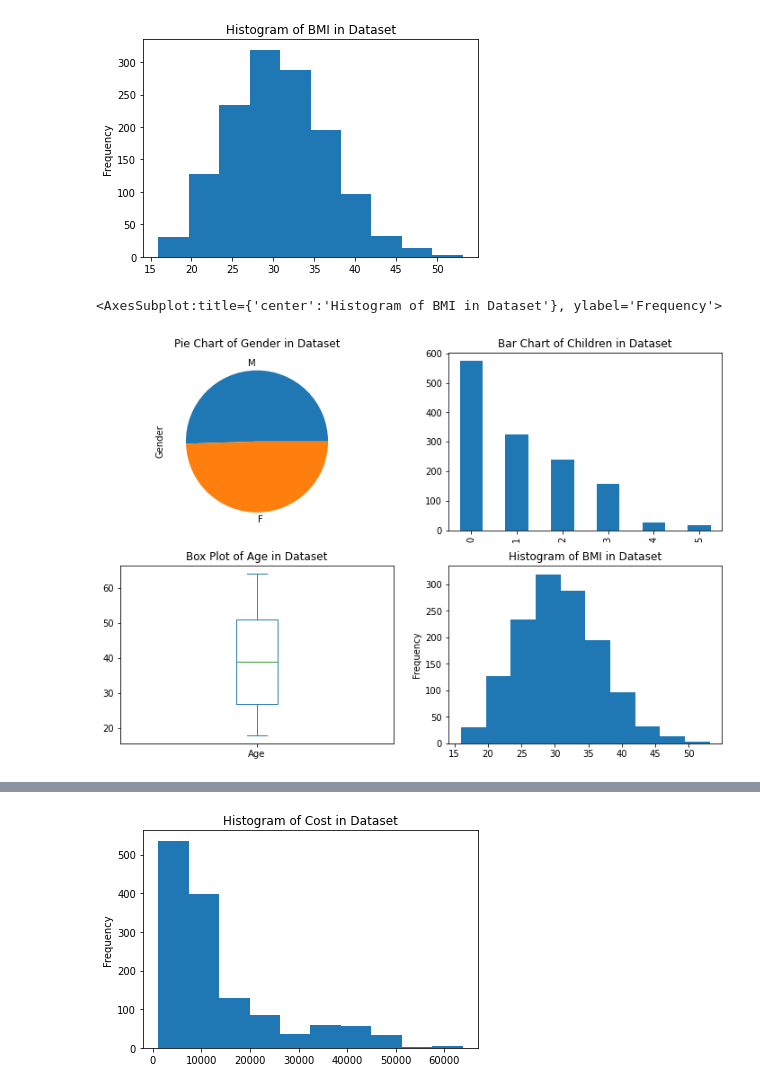
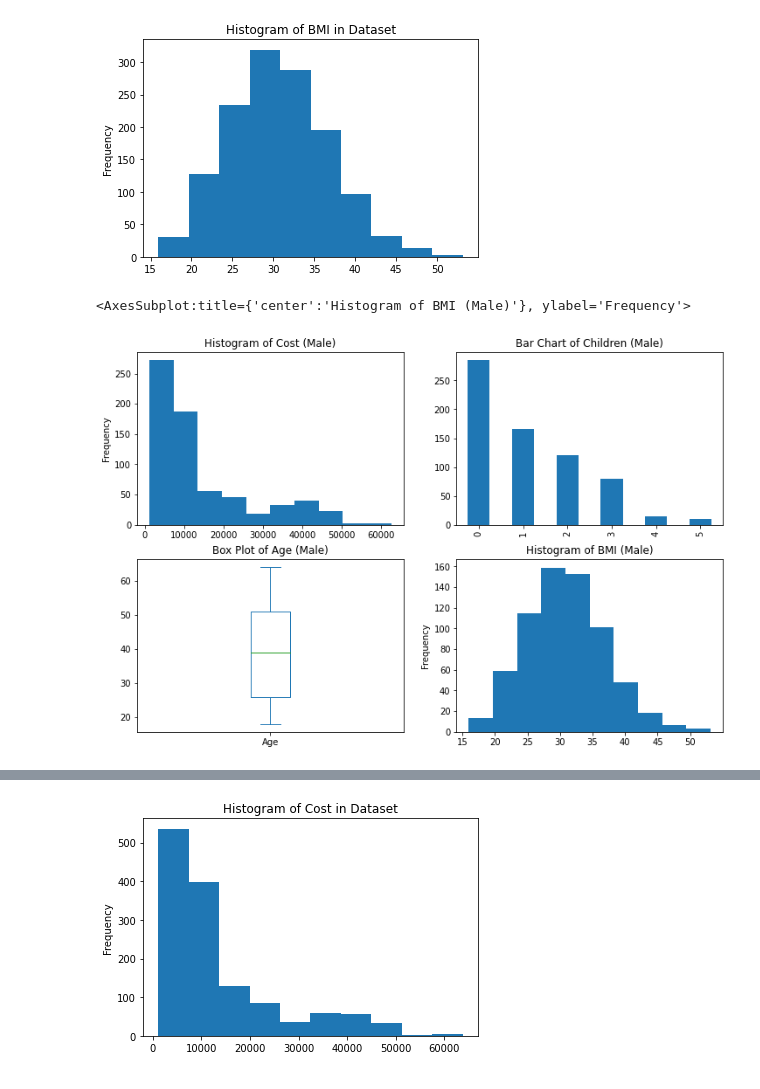
Before and after one commit to cwperks/ALY6150, a Jupyter notebook: cwperx/week4/ALY6150_Craig_Perkins_Week4_Assignment.ipynb, the cells around one changed output, grey strips where cells are left out. Saved outputs shown, nothing was run; the diff lists cells and outputs as text; code cells hidden in the pictures.

```diff
--- a/cwperx/week4/ALY6150_Craig_Perkins_Week4_Assignment.ipynb
+++ b/cwperx/week4/ALY6150_Craig_Perkins_Week4_Assignment.ipynb
@@ -52,12 +74,12 @@ plot4 = df["BMI"].plot(kind="hist", title="Histogram of BMI in Dataset")
 # %%
 import matplotlib.pyplot as plt
 
 fig, axs = plt.subplots(2, 2, figsize=(12, 8))
 
-df["Gender"].value_counts().plot(kind='pie', title="Pie Chart of Gender in Dataset", ax=axs[0,0])
-df["Children"].value_counts().plot(kind='bar', title="Bar Chart of Children in Dataset", ax=axs[0, 1])
-df["Age"].plot(kind="box", title="Box Plot of Age in Dataset", ax=axs[1, 0])
-df["BMI"].plot(kind="hist", title="Histogram of BMI in Dataset", ax=axs[1, 1])
+df[df["Gender"] == "M"]["Cost"].plot(kind='hist', title="Histogram of Cost (Male)", ax=axs[0,0])
+df[df["Gender"] == "M"]["Children"].value_counts().plot(kind='bar', title="Bar Chart of Children (Male)", ax=axs[0, 1])
+df[df["Gender"] == "M"]["Age"].plot(kind="box", title="Box Plot of Age (Male)", ax=axs[1, 0])
+df[df["Gender"] == "M"]["BMI"].plot(kind="hist", title="Histogram of BMI (Male)", ax=axs[1, 1])
 # %% [output]
-<AxesSubplot:title={'center':'Histogram of BMI in Dataset'}, ylabel='Frequency'>
+<AxesSubplot:title={'center':'Histogram of BMI (Male)'}, ylabel='Frequency'>
-[figure, old version]
+[figure, new version]
```
Also changed, not shown: parts of 11 cells of this notebook, 6 other files.
